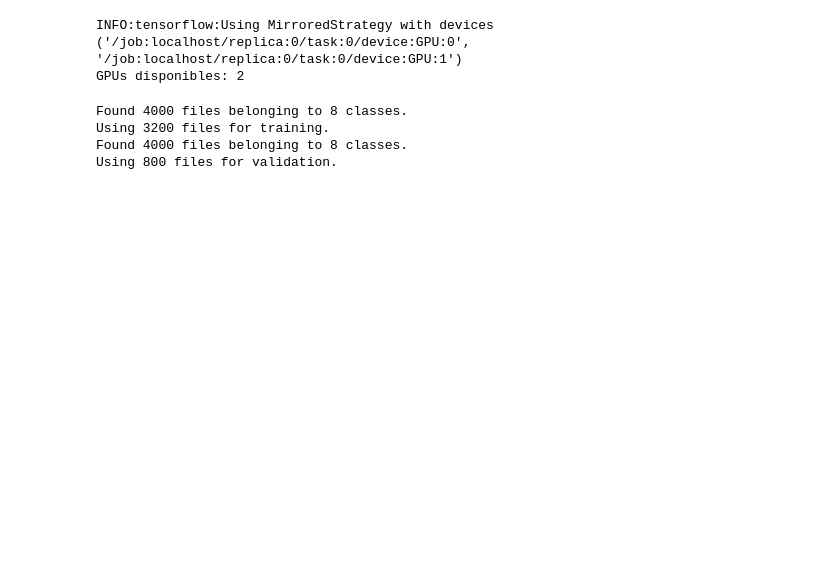
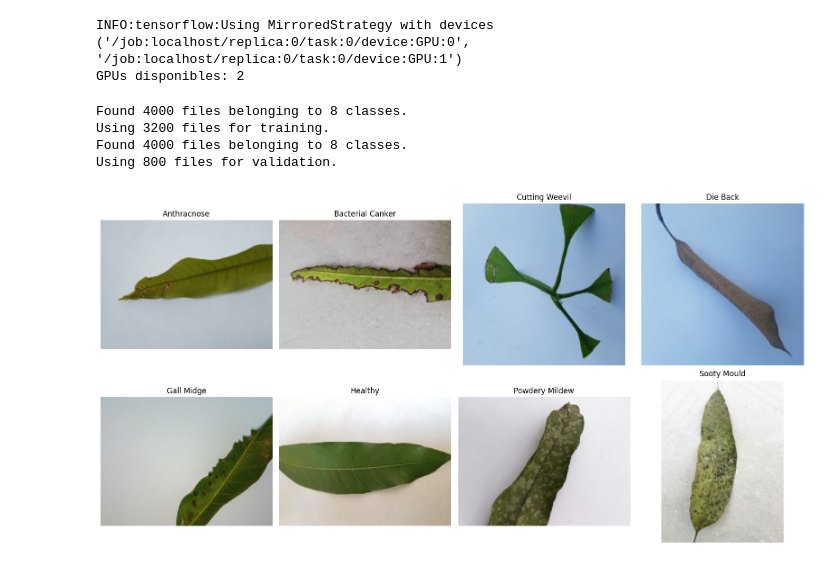
Before and after one commit to donmatthiuz/VIC, a Jupyter notebook: task3.ipynb, the cells around one changed output. Drawn from its saved outputs; the diff is of its cells as text; code cells hidden in the pictures; blank space fills up the shorter version.

```diff
--- a/task3.ipynb
+++ b/task3.ipynb
@@ -65,6 +65,26 @@ Found 4000 files belonging to 8 classes.
 Using 3200 files for training.
 Found 4000 files belonging to 8 classes.
 Using 800 files for validation.
+# %%
+# Agregue este chunk para poder ver las clases de imagenes que existen, debido a que
+# el modelo no logro identificar correctamente en 2 clases (aunque fue un error minimo de 6 instancias)
+plt.figure(figsize=(16, 8))
+for i, class_name in enumerate(class_names):
+    class_dir = os.path.join(DATA_DIR, class_name)
+    first_image_name = os.listdir(class_dir)[0]
+    img_path = os.path.join(class_dir, first_image_name)
+
+    img = plt.imread(img_path)
+
+    plt.subplot(2, 4, i + 1)
+    plt.imshow(img)
+    plt.title(class_name)
+    plt.axis('off')
+
+plt.tight_layout()
+plt.show()
+# %% [output]
+[figure, added]
 # %%
 # este scope me permite, con la configuración que se declaro en el primer chunk
 # "strategy = tf.distribute.MirroredStrategy()" dividir los datos en las 2 gpus, pero
```
Also changed, not shown: parts of 4 cells of this notebook.
